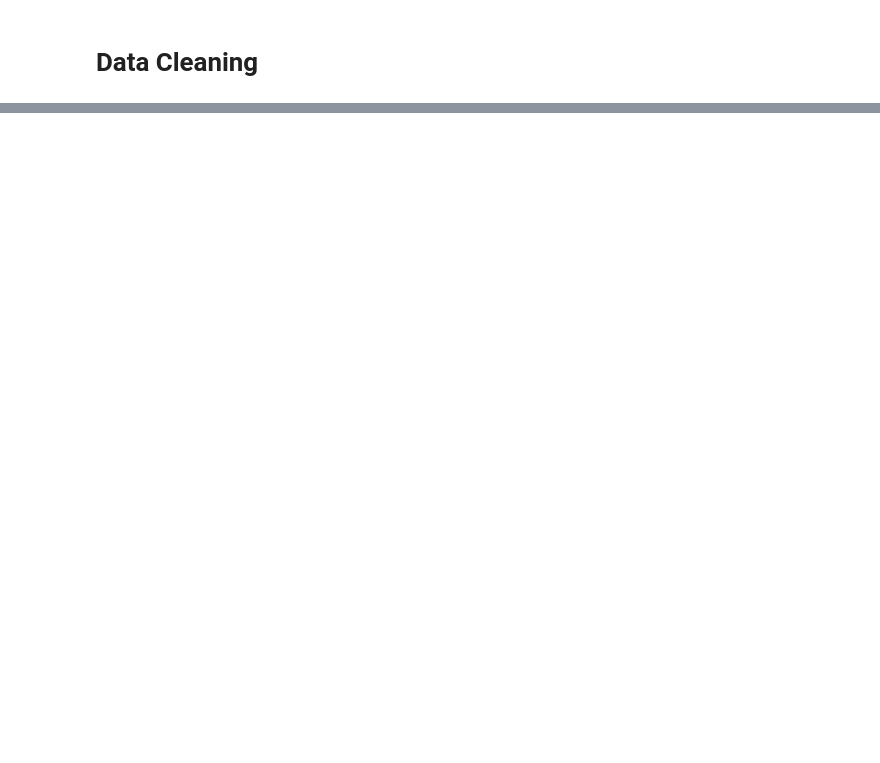
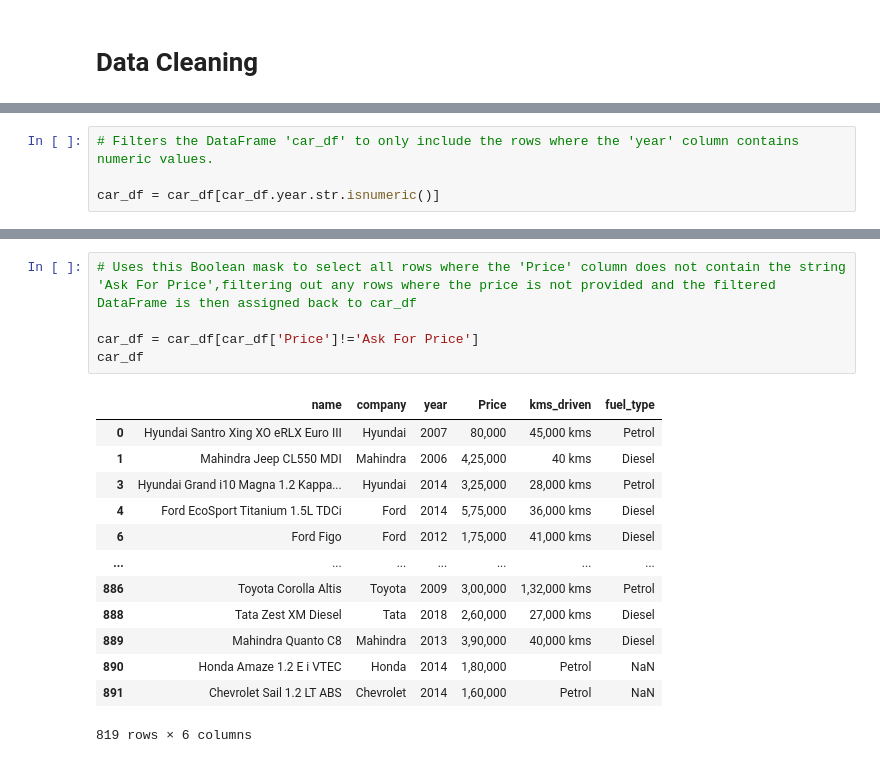
Before and after one commit to Mamsie2609/CAR-PRICING, a Jupyter notebook: Car Pricing.ipynb, the cells around one changed output, grey strips where cells are left out. Cells and saved outputs as stored; diff of their text form; blank space fills up the shorter version.

```diff
--- a/Car Pricing.ipynb
+++ b/Car Pricing.ipynb
@@ -50,0 +71,4 @@ car_df['year'].isna().sum()
+# %%
+# Filters the DataFrame 'car_df' to only include the rows where the 'year' column contains numeric values.
+
+car_df = car_df[car_df.year.str.isnumeric()]
@@ -50,0 +101,19 @@ car_df['year'].isna().sum()
+# %%
+# Uses this Boolean mask to select all rows where the 'Price' column does not contain the string 'Ask For Price',filtering out any rows where the price is not provided and the filtered DataFrame is then assigned back to car_df
+
+car_df = car_df[car_df['Price']!='Ask For Price']
+car_df
+# %% [output]
+|  | name | company | year | Price | kms_driven | fuel_type |
+| 0 | Hyundai Santro Xing XO eRLX Euro III | Hyundai | 2007 | 80,000 | 45,000 kms | Petrol |
+| 1 | Mahindra Jeep CL550 MDI | Mahindra | 2006 | 4,25,000 | 40 kms | Diesel |
+| 3 | Hyundai Grand i10 Magna 1.2 Kappa... | Hyundai | 2014 | 3,25,000 | 28,000 kms | Petrol |
+| 4 | Ford EcoSport Titanium 1.5L TDCi | Ford | 2014 | 5,75,000 | 36,000 kms | Diesel |
+| 6 | Ford Figo | Ford | 2012 | 1,75,000 | 41,000 kms | Diesel |
+| ... | ... | ... | ... | ... | ... | ... |
+| 886 | Toyota Corolla Altis | Toyota | 2009 | 3,00,000 | 1,32,000 kms | Petrol |
+| 888 | Tata Zest XM Diesel | Tata | 2018 | 2,60,000 | 27,000 kms | Diesel |
+| 889 | Mahindra Quanto C8 | Mahindra | 2013 | 3,90,000 | 40,000 kms | Diesel |
+| 890 | Honda Amaze 1.2 E i VTEC | Honda | 2014 | 1,80,000 | Petrol | NaN |
+| 891 | Chevrolet Sail 1.2 LT ABS | Chevrolet | 2014 | 1,60,000 | Petrol | NaN |
+819 rows × 6 columns
```
Also changed, not shown: parts of 56 cells of this notebook.
